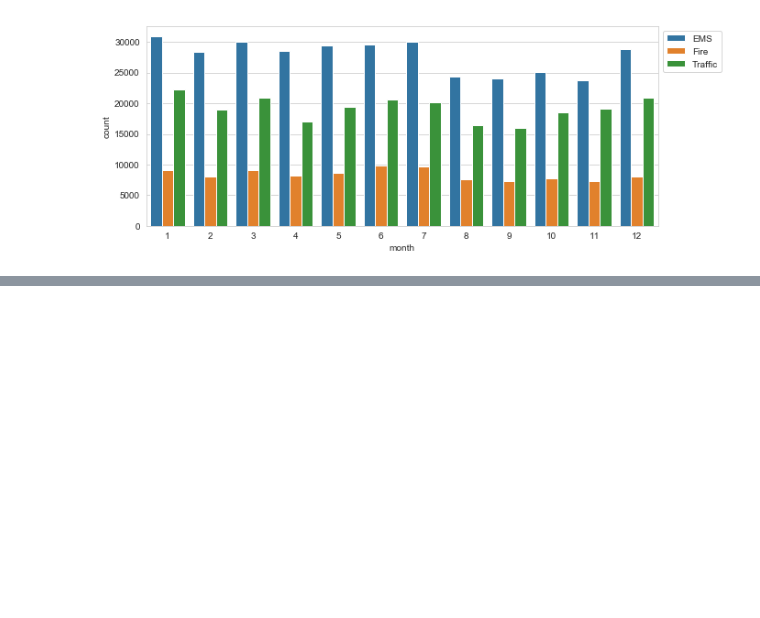
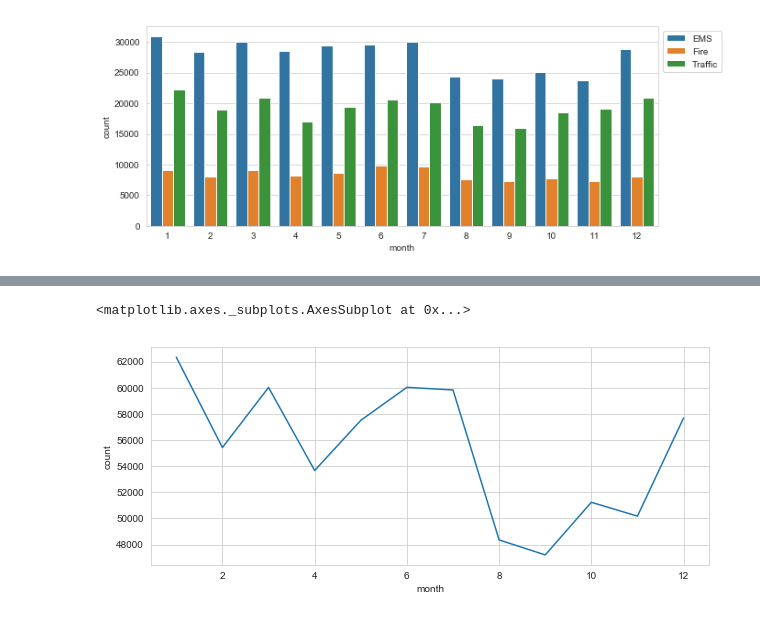
Before and after one commit to NavdeepTU/Data-Analysis-and-Visualization, a Jupyter notebook: 06. Capstone Projects/01. 911 Calls.ipynb, the cells around one changed output, grey strips where cells are left out. Cells and saved outputs as stored; diff of their text form; code cells hidden in the pictures; blank space fills up the shorter version.

Commit message:
added groupby date analysis and visualization

```diff
--- a/06. Capstone Projects/01. 911 Calls.ipynb
+++ b/06. Capstone Projects/01. 911 Calls.ipynb
@@ -207,0 +216,8 @@ plt.legend(bbox_to_anchor=(1.0, 1.0))
+# %%
+# Now create a gropuby object called byMonth,
+# where you group the DataFrame by the month column
+# and use the count() method for aggregation.
+# Use the head() method on this returned DataFrame.
+
+byMonth = df.groupby('month').count()
+byMonth.head()
@@ -207,0 +232,8 @@ plt.legend(bbox_to_anchor=(1.0, 1.0))
+# %%
+# Now create a simple plot off of the dataframe indicating the count of calls per month.
+plt.figure(figsize=(10, 4))
+plt.ylabel('count')
+sns.lineplot(x=byMonth.index, y='lat', data=byMonth)
+# %% [output]
+<matplotlib.axes._subplots.AxesSubplot at 0x...>
+[figure, added]
```
Also changed, not shown: parts of 8 cells of this notebook.
